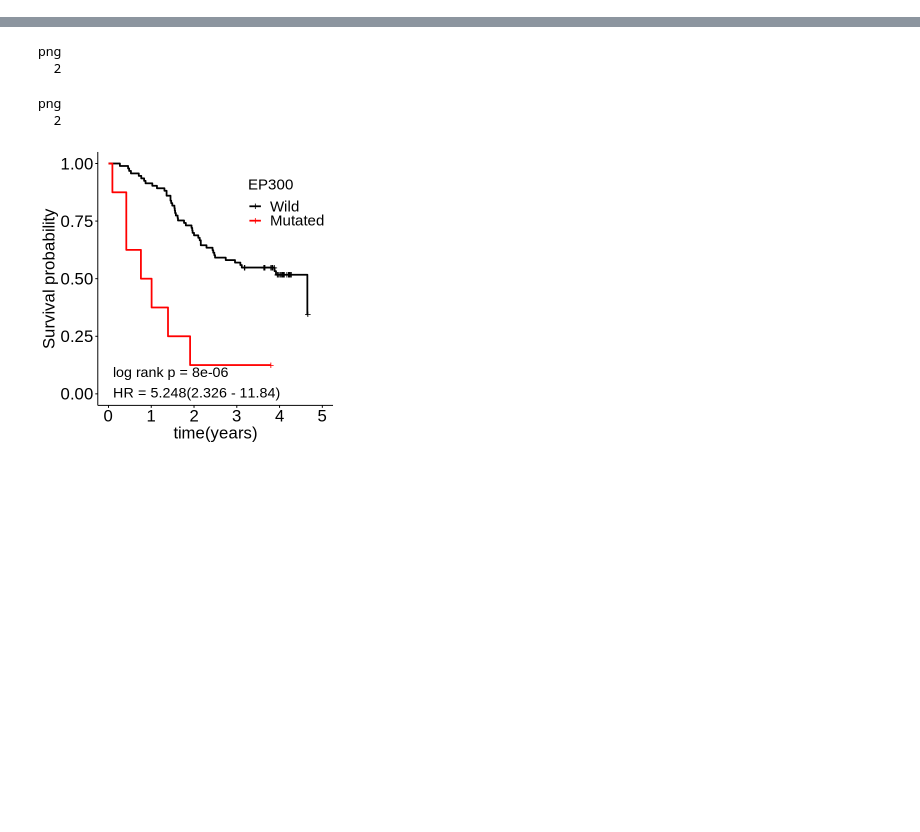
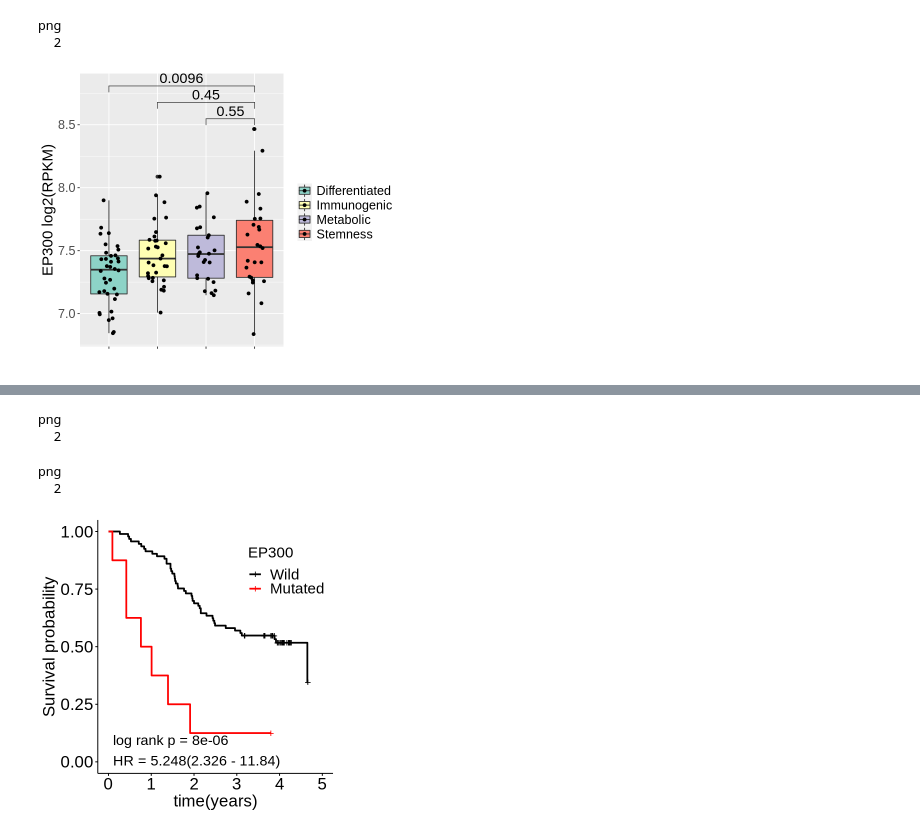
Before and after one commit to Zhong2020/ESCCproject, a Jupyter notebook: Figure4CDEF.ipynb, the cells around one changed output, grey strips where cells are left out. Saved outputs shown, nothing was run; the diff lists cells and outputs as text; code cells hidden in the pictures; blank space fills up the shorter version.

```diff
--- a/Figure4CDEF.ipynb
+++ b/Figure4CDEF.ipynb
@@ -28,0 +131,27 @@ library(RColorBrewer)
+# %%
+library(ggpubr)
+library(RColorBrewer)
+options(repr.plot.width=6,repr.plot.height=5)
+ggplot(EP300,aes(x=Group,y=ENSG00000100393,fill=Group))+
+geom_boxplot()+geom_jitter(width=0.2)+
+scale_fill_manual(values=brewer.pal(4,"Set3"))+
+labs(x="",y="EP300 log2(RPKM)")+
+theme(axis.text=element_text(size=15),
+      axis.text.x=element_blank(),
+     axis.title=element_text(size=18),
+     legend.text=element_text(size=15),
+     legend.title=element_blank())+
+stat_compare_means(comparisons = list(c(3,4),c(2,4),c(1,4)),step.increase = 0.08,size=6)
+pdf("EP300_express_NMF.pdf",width=6,height=5)
+ggplot(EP300,aes(x=Group,y=ENSG00000100393,fill=Group))+
+geom_boxplot()+geom_jitter(width=0.2)+
+scale_fill_manual(values=brewer.pal(4,"Set3"))+
+labs(x="",y="EP300 log2(RPKM)")+
+theme(axis.text=element_text(size=15),
+      axis.text.x=element_blank(),
+     axis.title=element_text(size=18),
+     legend.text=element_text(size=15),
+     legend.title=element_blank())+
+stat_compare_means(comparisons = list(c(3,4),c(2,4),c(1,4)),step.increase = 0.08,size=6)
+dev.off()
+# %% [output]
@@ -28,0 +170,3 @@ library(RColorBrewer)
+png
+  2
+[figure, added]
```
Also changed, not shown: parts of 83 cells of this notebook.
